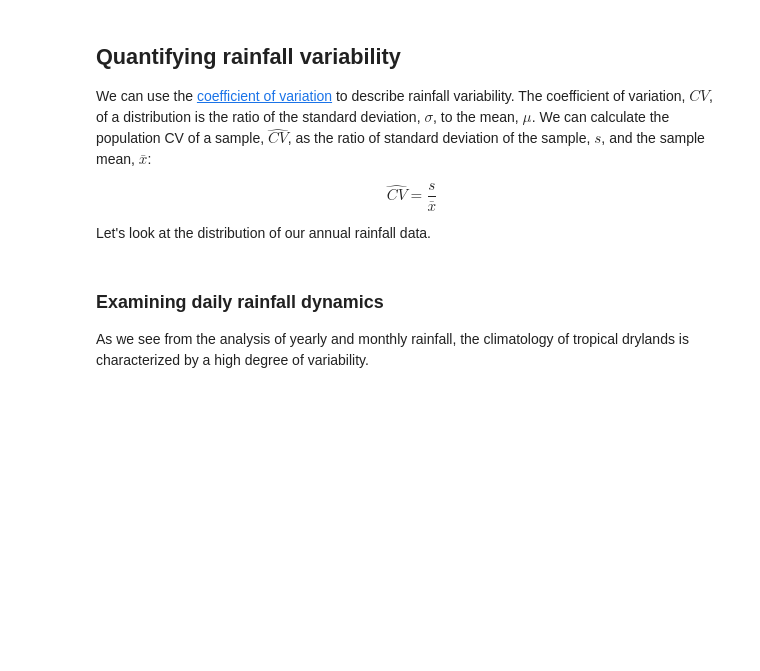
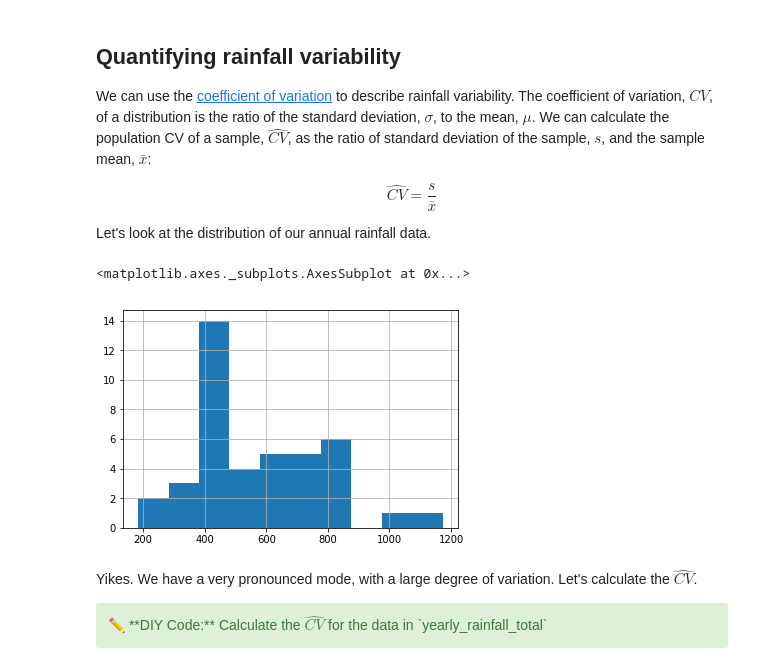
Before and after one commit to ecohydro/RidgeToReef, a Jupyter notebook: chapters/Chapter 1.ipynb, the cells around one changed output. Cells and saved outputs as stored; diff of their text form; code cells hidden in the pictures; blank space fills up the shorter version.

```diff
--- a/chapters/Chapter 1.ipynb
+++ b/chapters/Chapter 1.ipynb
@@ -401,7 +407,12 @@ We can use the [coefficient of variation](https://en.wikipedia.org/wiki/Coeffici
 $$ \widehat{CV} = \frac{s}{\bar{x}} $$
 
 Let's look at the distribution of our annual rainfall data.
-# %% [markdown]
-### Examining daily rainfall dynamics
-
-As we see from the analysis of yearly and monthly rainfall, the climatology of tropical drylands is characterized by a high degree of variability.
+# %%
+yearly_rainfall_total.hist()
+# %% [output]
+<matplotlib.axes._subplots.AxesSubplot at 0x...>
+[figure, added]
+# %% [markdown]
+Yikes. We have a very pronounced mode, with a large degree of variation. Let's calculate the $\widehat{CV}$.
+
+<div class="alert alert-success">✏️ **DIY Code:** Calculate the $\widehat{CV}$ for the data in `yearly_rainfall_total`</div>
```
Also changed, not shown: parts of 39 cells of this notebook, 1 other file.
